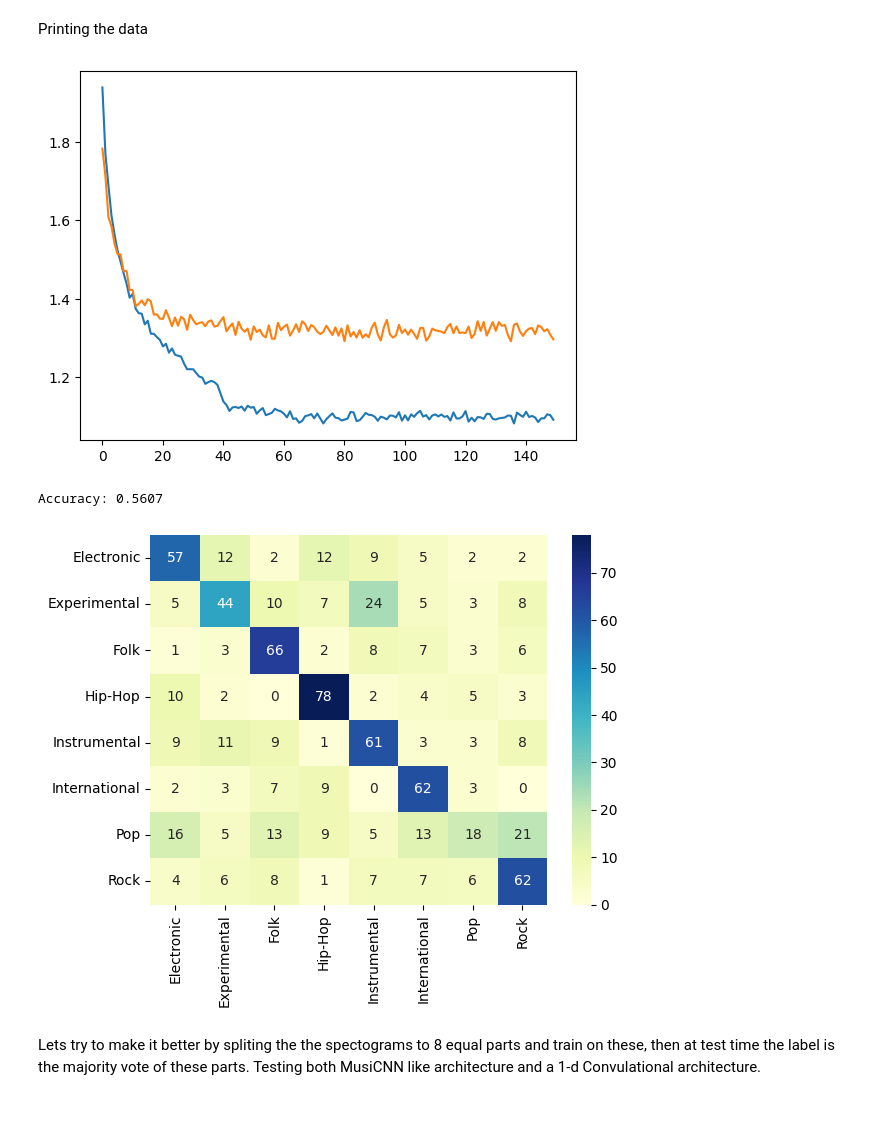
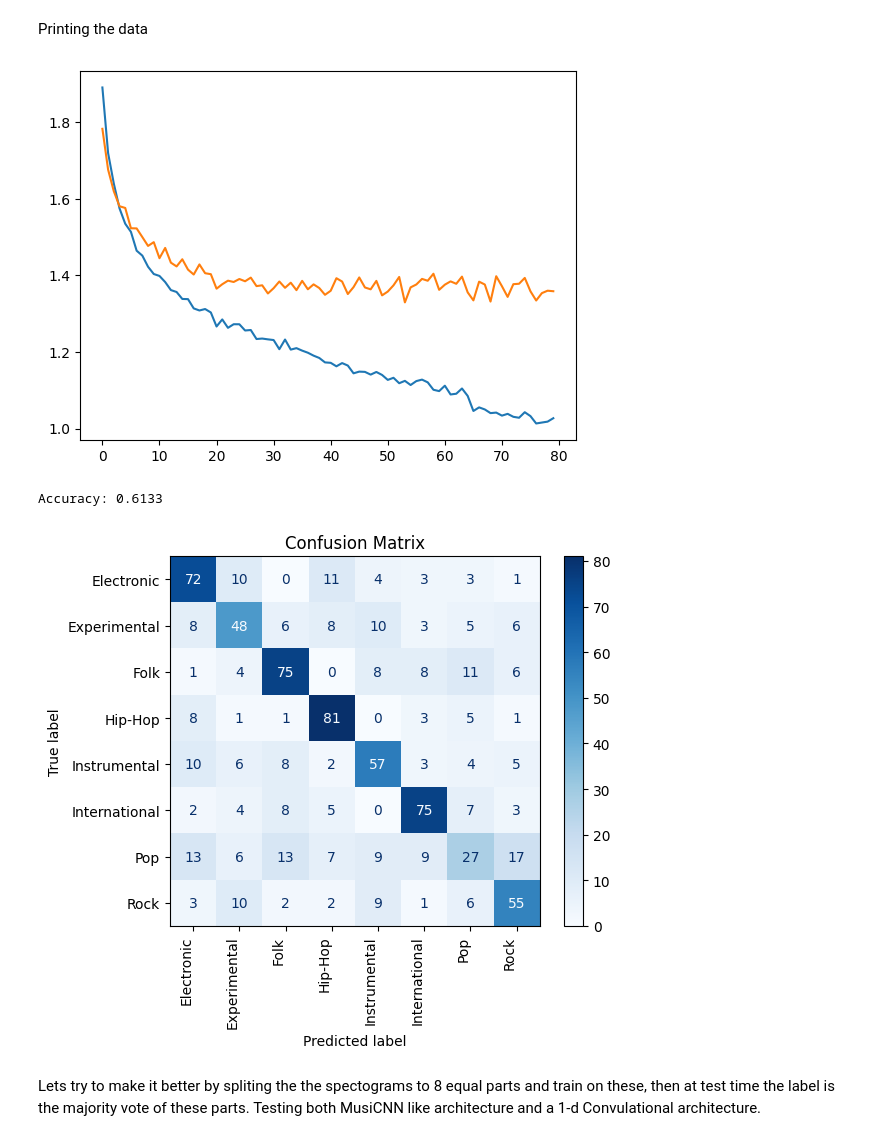
Before and after one commit to hishamad/Music-Genre-Classification, a Jupyter notebook: neural nets.ipynb, the cells around one changed output. Cells and saved outputs as stored; diff of their text form; code cells hidden in the pictures; blank space fills up the shorter version.

Commit message:
Reran the 3 models on the same split to get comparable results.

```diff
--- a/neural nets.ipynb
+++ b/neural nets.ipynb
@@ -356,7 +356,7 @@ cnn = CNN(n_chan = 16, kernel_size = 3, n_genres=8).to(device)
 # Send a sample to the net init all the lazy layers
 cnn(train_spec.to(device))
 
-n_epochs = 150
+n_epochs = 80
 lr = 0.001
 
 loss_fn = nn.CrossEntropyLoss()
@@ -430,35 +430,44 @@ New best model found!
 # %% [markdown]
 Printing the data
 # %%
-cnn.load_state_dict(torch.load('best_model_lin.ckpt'))
-#cnn.eval()
 y_true = []
 y_pred = []
 
 for specs, labels in test_loader:
     with torch.no_grad():
         logits = cnn(specs.to(device))
 
     loss = loss_fn(logits, labels.to(device))
     losses.append(loss.item())
     _, pred = torch.max(logits.data, 1)
 
     y_true.extend(labels.tolist())
     y_pred.extend(pred.tolist())
 
 plt.plot(train_losses)
 plt.plot(val_losses)
 plt.show()
 
 l = ['Electronic', 'Experimental', 'Folk', 'Hip-Hop', 'Instrumental', 'International', 'Pop', 'Rock']
 accuracy = accuracy_score(y_true, y_pred)
 cm = confusion_matrix(y_true, y_pred)
-sns.heatmap(cm, annot=True, xticklabels=l, yticklabels=l, cmap='YlGnBu', fmt='d')
+#sns.heatmap(cm, annot=True, xticklabels=l, yticklabels=l, cmap='YlGnBu', fmt='d')
 print('Accuracy: %.4f' % accuracy)
+
+
+disp = ConfusionMatrixDisplay(confusion_matrix=cm, display_labels=l)
+
+disp.plot(cmap=plt.cm.Blues)
+plt.xticks(rotation=90, ha='right')
+plt.title("Confusion Matrix")
+plt.show()
+
+np.save('y_true_model_1.npy', np.array(y_true))
+np.save('y_pred_model_1.npy', np.array(y_pred))
 # %% [output]
-[figure, old version]
+[figure, new version]
-Accuracy: 0.5607
+Accuracy: 0.6133
-[figure, old version]
+[figure, new version]
 # %% [markdown]
 Lets try to make it better by spliting the the spectograms to 8 equal parts and train on these, then at test time the label is the majority vote of these parts. Testing both MusiCNN like architecture and a 1-d Convulational architecture.
 # %%
```
Also changed, not shown: parts of 9 cells of this notebook.
